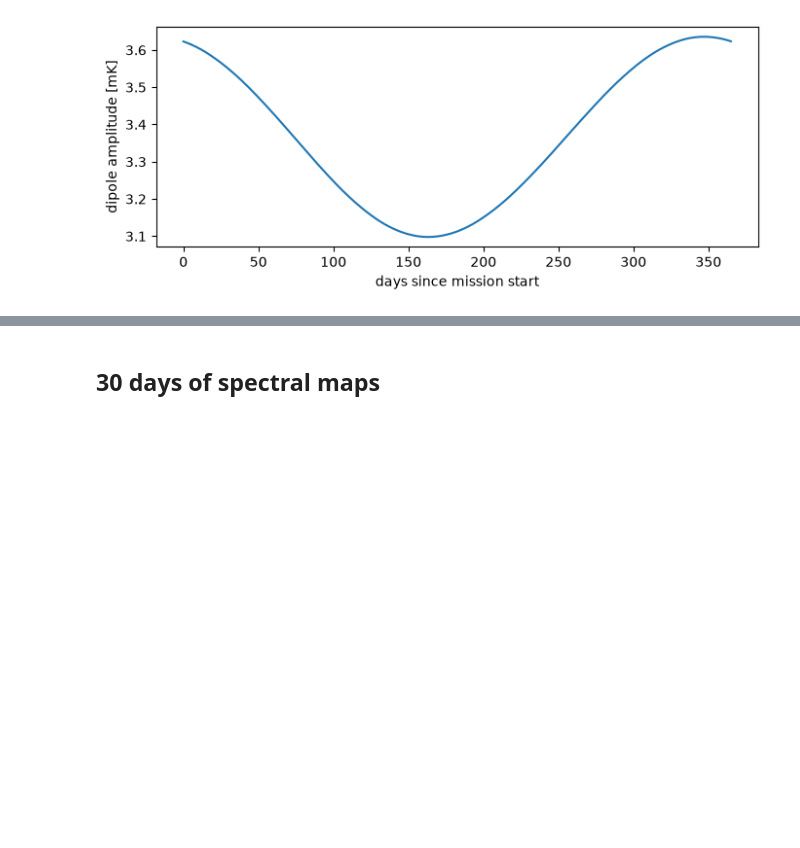
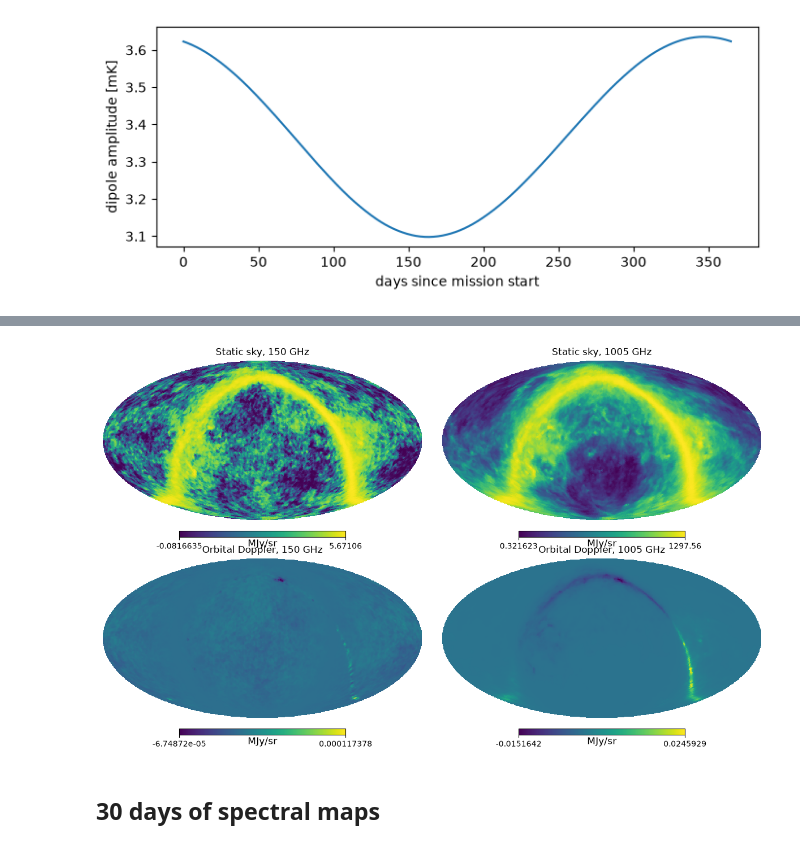
Before and after one commit to paganol/fossil_sim, a Jupyter notebook: notebooks/fossil_sim_spectral_maps.ipynb, the cells around one changed output, grey strips where cells are left out. Cells and saved outputs as stored; diff of their text form; code cells hidden in the pictures; blank space fills up the shorter version.

Commit message:
Show the Static sky in the spectral-maps notebook; cache pysm3 data in CI
Co-Authored-By: Claude Opus 5.5 <noreply@anthropic.com>

```diff
--- a/notebooks/fossil_sim_spectral_maps.ipynb
+++ b/notebooks/fossil_sim_spectral_maps.ipynb
@@ -81,3 +89,34 @@ fig.tight_layout()
+# %%
+from fossil_sim.input_sky import StaticSky, orbital_doppler_mjy_sr
+from fossil_sim.instrument import frequency_grid_ghz
+
+grid_ghz = frequency_grid_ghz(config.instrument)
+static = StaticSky(config.static_sky, grid_ghz, config.instrument.beam_fwhm_deg)
+nside = 64
+vectors = np.array(hp.pix2vec(nside, np.arange(hp.nside2npix(nside)))).T
+static_maps = static.sample(vectors)
+v_orbit = np.broadcast_to(orbit.position_velocity(0.0)[1][0], vectors.shape)
+doppler = orbital_doppler_mjy_sr(grid_ghz, static_maps, vectors, v_orbit)
+fig = plt.figure(figsize=(12, 7))
+for k, freq in enumerate((150, 1005)):
+    i = np.argmin(np.abs(grid_ghz - freq))
+    hp.mollview(
+        static_maps[:, i],
+        fig=fig,
+        sub=(2, 2, k + 1),
+        norm="hist",
+        title=f"Static sky, {freq} GHz",
+        unit="MJy/sr",
+    )
+    hp.mollview(
+        doppler[:, i],
+        fig=fig,
+        sub=(2, 2, k + 3),
+        title=f"Orbital Doppler, {freq} GHz",
+        unit="MJy/sr",
+    )
+# %% [output]
+[figure, added]
 # %% [markdown]
 ## 30 days of spectral maps
 # %%
```
Also changed, not shown: parts of 4 cells of this notebook, 5 other files.
